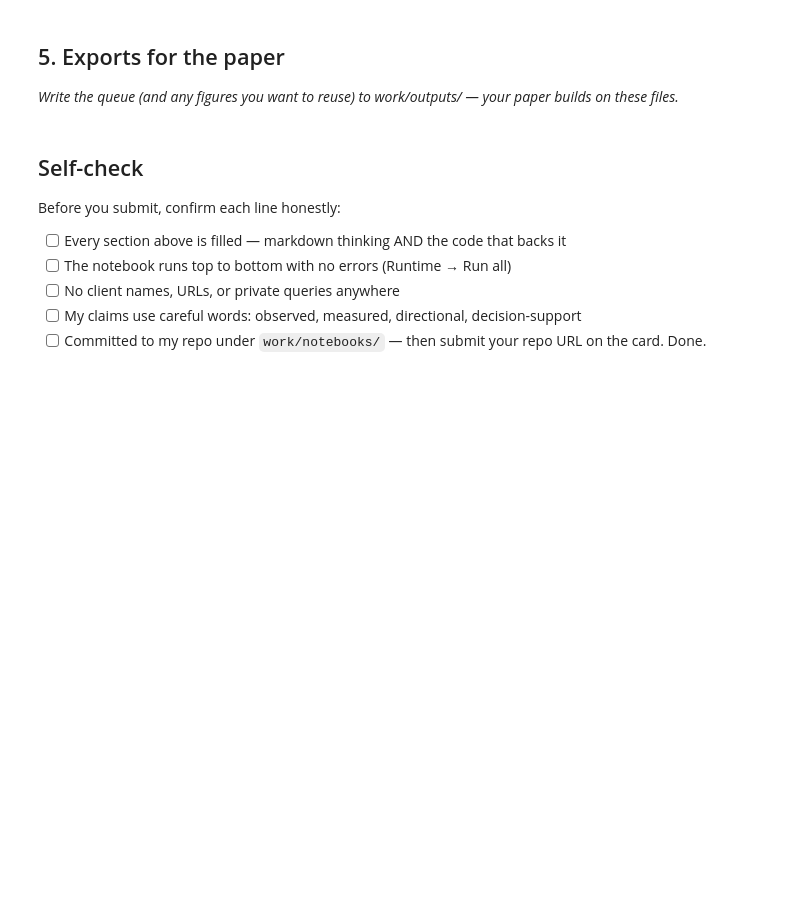
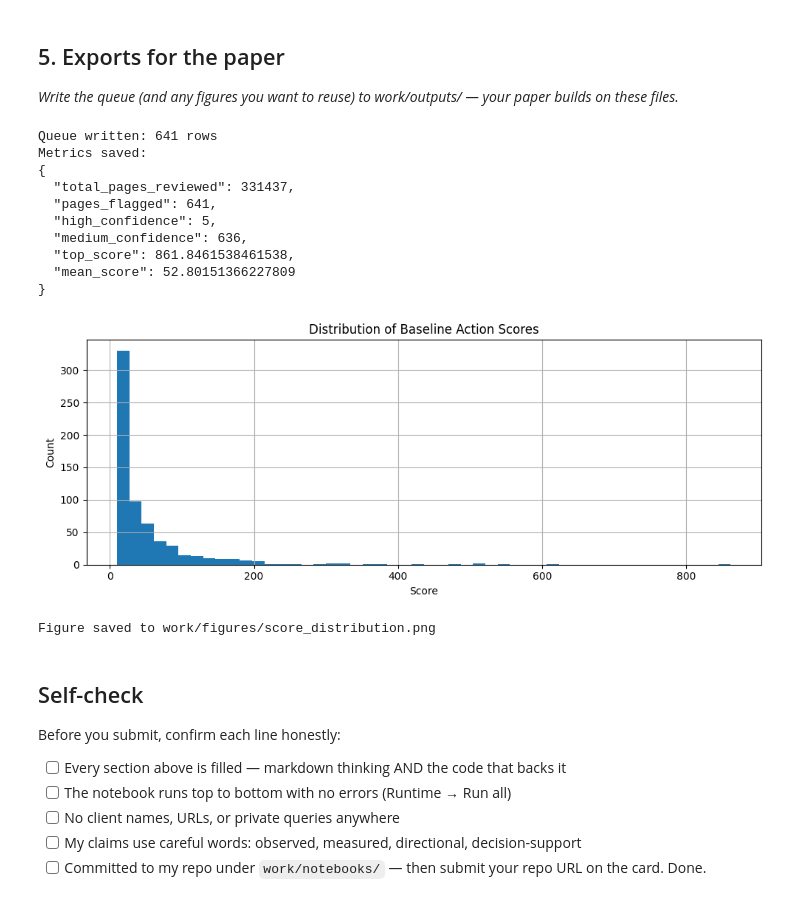
Before and after one commit to emaanzehra/FlyRank-ML-Internship, a Jupyter notebook: work/notebooks/w07_action_playbook.ipynb, the cells around one changed output. Cells and saved outputs as stored; diff of their text form; code cells hidden in the pictures; blank space fills up the shorter version.

```diff
--- a/work/notebooks/w07_action_playbook.ipynb
+++ b/work/notebooks/w07_action_playbook.ipynb
@@ -44,3 +91,49 @@ This skeleton is yours to fill. Work the sections **in order** — each one has
+# %%
+import pathlib, json
+
+pathlib.Path("work/outputs").mkdir(parents=True, exist_ok=True)
+pathlib.Path("work/figures").mkdir(parents=True, exist_ok=True)
+
+queue.to_csv("work/outputs/action_playbook_queue.csv", index=False)
+print(f"Queue written: {len(queue)} rows")
+
+metrics = {
+    "total_pages_reviewed": len(df),
+    "pages_flagged": len(queue),
+    "high_confidence": int((queue["confidence"]=="high").sum()),
+    "medium_confidence": int((queue["confidence"]=="medium").sum()),
+    "top_score": float(queue["baseline_score"].max()),
+    "mean_score": float(queue["baseline_score"].mean())
+}
+
+with open("work/outputs/playbook_metrics.json", "w") as f:
+    json.dump(metrics, f, indent=2)
+
+print("Metrics saved:")
+print(json.dumps(metrics, indent=2))
+
+import matplotlib.pyplot as plt
+queue["baseline_score"].hist(bins=50, figsize=(10,4))
+plt.title("Distribution of Baseline Action Scores")
+plt.xlabel("Score")
+plt.ylabel("Count")
+plt.tight_layout()
+plt.savefig("work/figures/score_distribution.png")
+plt.show()
+print("Figure saved to work/figures/score_distribution.png")
+# %% [output]
+Queue written: 641 rows
+Metrics saved:
+{
+  "total_pages_reviewed": 331437,
+  "pages_flagged": 641,
+  "high_confidence": 5,
+  "medium_confidence": 636,
+  "top_score": 861.8461538461538,
+  "mean_score": 52.80151366227809
+}
+[figure, added]
+Figure saved to work/figures/score_distribution.png
 # %% [markdown]
 ## Self-check
 
```
Also changed, not shown: parts of 11 cells of this notebook.
